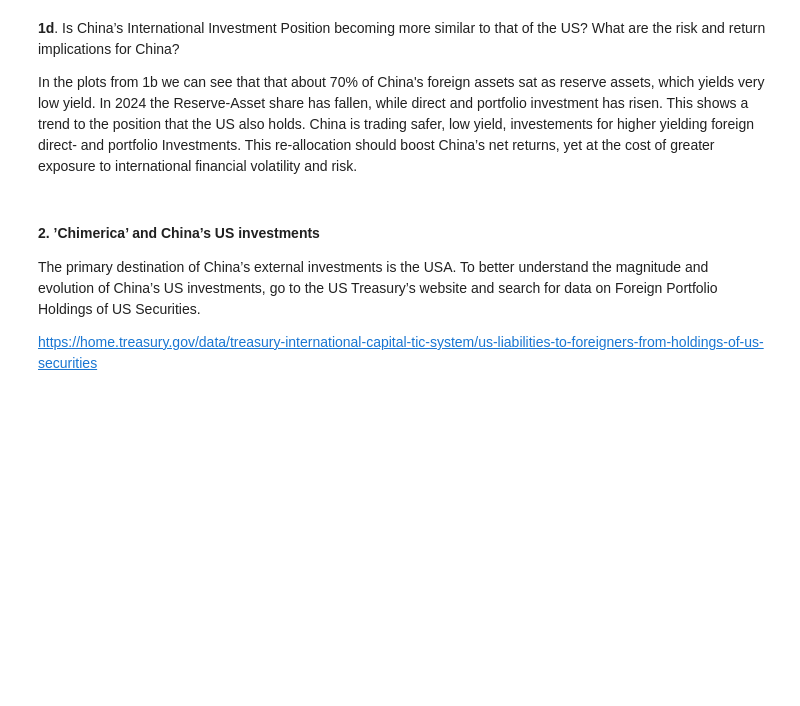
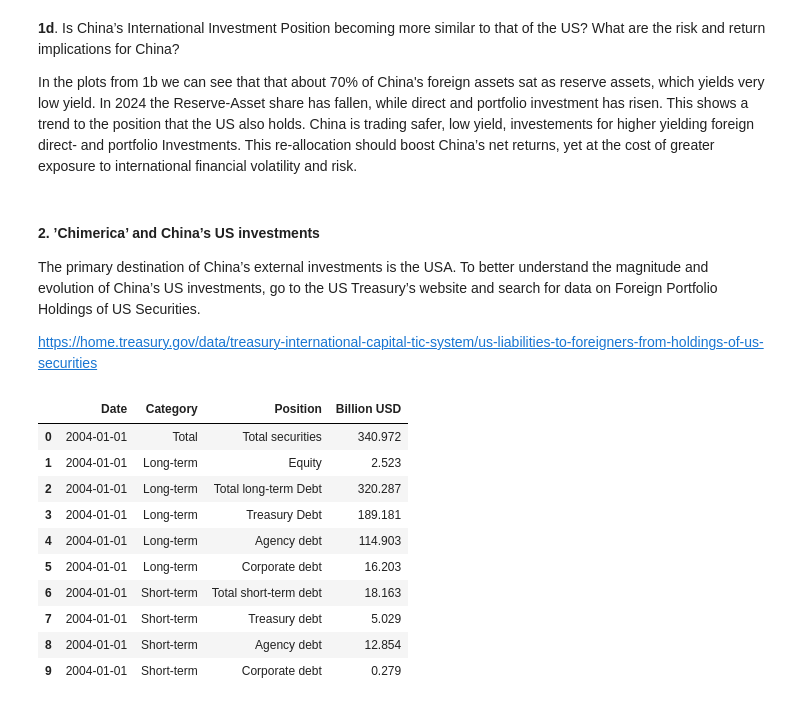
Before and after one commit to J-Wilke/Computational-Economics, a Jupyter notebook: Data Viz/China as a Global Creditor - a Data Excercise/Data Excercise.ipynb, the cells around one changed output. Drawn from its saved outputs; the diff is of its cells as text; code cells hidden in the pictures; blank space fills up the shorter version.

```diff
--- a/Data Viz/China as a Global Creditor - a Data Excercise/Data Excercise.ipynb
+++ b/Data Viz/China as a Global Creditor - a Data Excercise/Data Excercise.ipynb
@@ -364,28 +365,60 @@ ticdata_raw = pd.read_csv(
 # %%
 # Safe copy of the original data
 ticdata = ticdata_raw.copy()
 
 # Delete rows 1-4
 ticdata = ticdata.iloc[4:].reset_index(drop=True)
 
 # Delete all other countries except China and the first 2 rows
 mask = (ticdata.index <= 2) | (ticdata.iloc[:, 1] == "China (20)")
 ticdata = ticdata[mask].reset_index(drop=True)
 
 # Delete first column
 ticdata.drop(columns=[0], inplace=True)
 
 # Rename rows
 ticdata.iloc[0, 0] = "Date"
 ticdata.iloc[1, 0] = "Category"
-ticdata.iloc[2, 0] = "Item"
-ticdata.iloc[3, 0] = "Value"
+ticdata.iloc[2, 0] = "Position"
+ticdata.iloc[3, 0] = "Million USD"
 
 # Transpose the DataFrame
 ticdata = ticdata.T.reset_index(drop=True)
 
 # Set the first row as the header
 ticdata.columns = ticdata.iloc[0]
 
+# Just keep last 4 digits of the date
+ticdata["Date"] = ticdata["Date"].str[-4:]
+
 # Sort by smallest date first
 ticdata = ticdata.iloc[1:].sort_values(by="Date").reset_index(drop=True)
+
+# Format Date to datetime
+ticdata["Date"] = pd.to_datetime(ticdata["Date"], format="%Y", errors="coerce")
+
+# Drop Dates < 2004
+ticdata = ticdata[ticdata["Date"] >= "2004-01-01"].reset_index(drop=True)
+
+# Convert Value to numeric
+ticdata["Million USD"] = pd.to_numeric(ticdata["Million USD"], errors="coerce")
+
+# Convert to Billion USD and rename column
+ticdata["Million USD"] = ticdata["Million USD"].round(1) / 1000
+ticdata.rename(columns={"Million USD": "Billion USD"}, inplace=True)
+
+
+# Check data head
+ticdata.head(10)
+# %% [output]
+|  | Date | Category | Position | Billion USD |
+| 0 | 2004-01-01 | Total | Total securities | 340.972 |
+| 1 | 2004-01-01 | Long-term | Equity | 2.523 |
+| 2 | 2004-01-01 | Long-term | Total long-term Debt | 320.287 |
+| 3 | 2004-01-01 | Long-term | Treasury Debt | 189.181 |
+| 4 | 2004-01-01 | Long-term | Agency debt | 114.903 |
+| 5 | 2004-01-01 | Long-term | Corporate debt | 16.203 |
+| 6 | 2004-01-01 | Short-term | Total short-term debt | 18.163 |
+| 7 | 2004-01-01 | Short-term | Treasury debt | 5.029 |
+| 8 | 2004-01-01 | Short-term | Agency debt | 12.854 |
+| 9 | 2004-01-01 | Short-term | Corporate debt | 0.279 |
```
Also changed, not shown: parts of 5 cells of this notebook.
